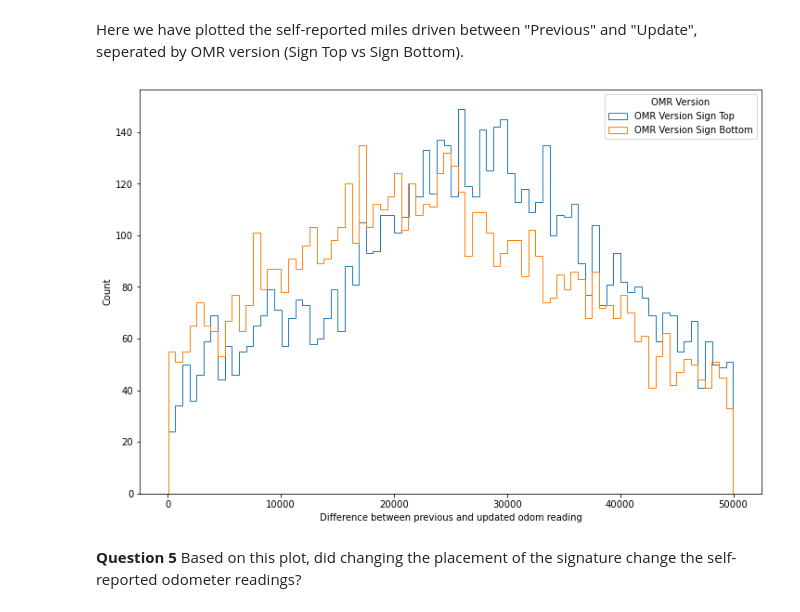
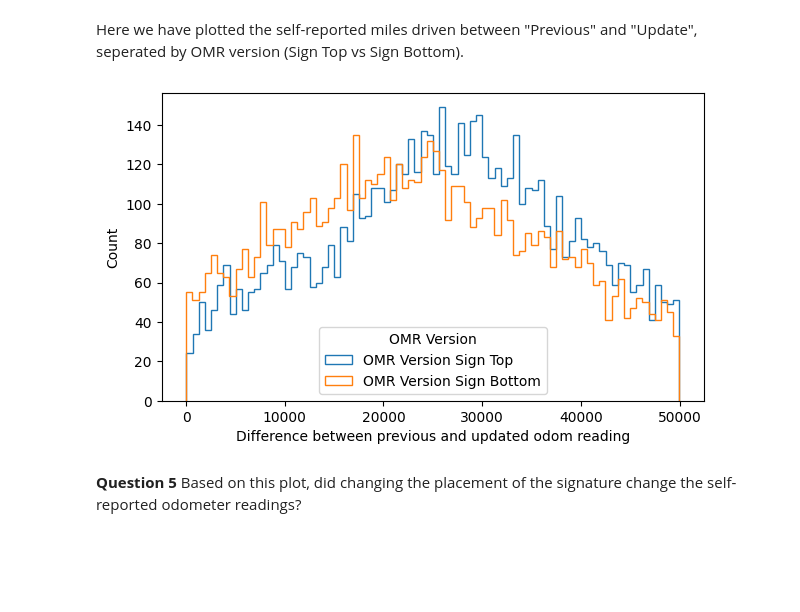
Before and after one commit to sensesensibilityscience/datascience, a Jupyter notebook: 2024/bad_science/bad_science_insurance_experiment.ipynb, the cells around one changed output. Drawn from its saved outputs; the diff is of its cells as text; code cells hidden in the pictures; blank space fills up the shorter version.

```diff
--- a/2024/bad_science/bad_science_insurance_experiment.ipynb
+++ b/2024/bad_science/bad_science_insurance_experiment.ipynb
@@ -137,14 +130,3 @@ df.head()
 | 2 | Sign Bottom | 21340 | 37460 | 44998.0 | 59002.0 | ... |
 | 3 | Sign Bottom | 23912 | 59136 | NaN | NaN | ... |
 | 4 | Sign Bottom | 16862 | 59292 | NaN | NaN | ... |
-# %%
-%pip install xlrd
-import pandas as pd
-import matplotlib.pyplot as plt
-import numpy as np
-import scipy.stats as stats
-
-df = pd.read_excel('data/DrivingdataAll.xls')
-df = df.drop(columns=['Policy # (masked)', 'Count1', 'Count2', 'Count3', 'Count4'])
-df = df.iloc[:, :13]
-df
@@ -178,19 +144,19 @@ Here we have plotted the self-reported miles driven between "Previous" and "Upda
 # %%
 import matplotlib.pyplot as plt
 
-plt.figure(figsize=(12, 8))
+plt.figure(figsize=(7, 4))
 
 for version in df["OMR Version"].unique():
     plt.hist(df[df["OMR Version"] == version]["Diff All"],
              bins=80, label=f'OMR Version {version}', histtype="step")
 
 
 plt.xlabel("Difference between previous and updated odom reading")
 plt.ylabel("Count")
 plt.legend(title="OMR Version")
 plt.show()
 # %% [output]
-[figure, old version]
+[figure, new version]
 # %% [markdown]
 **Question 5** Based on this plot, did changing the placement of the signature change the self-reported odometer readings?
 # %% [markdown]
```
Also changed, not shown: parts of 12 cells of this notebook.
